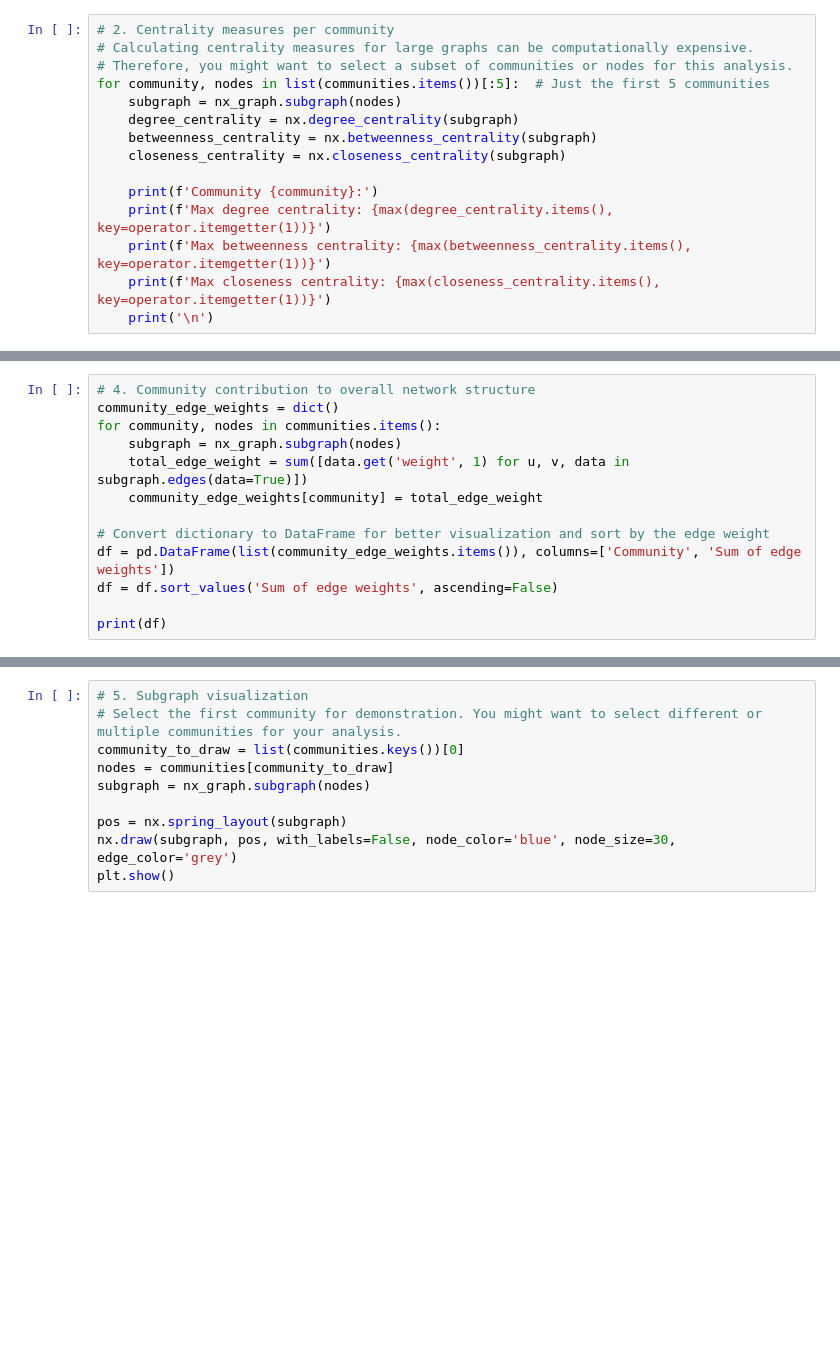
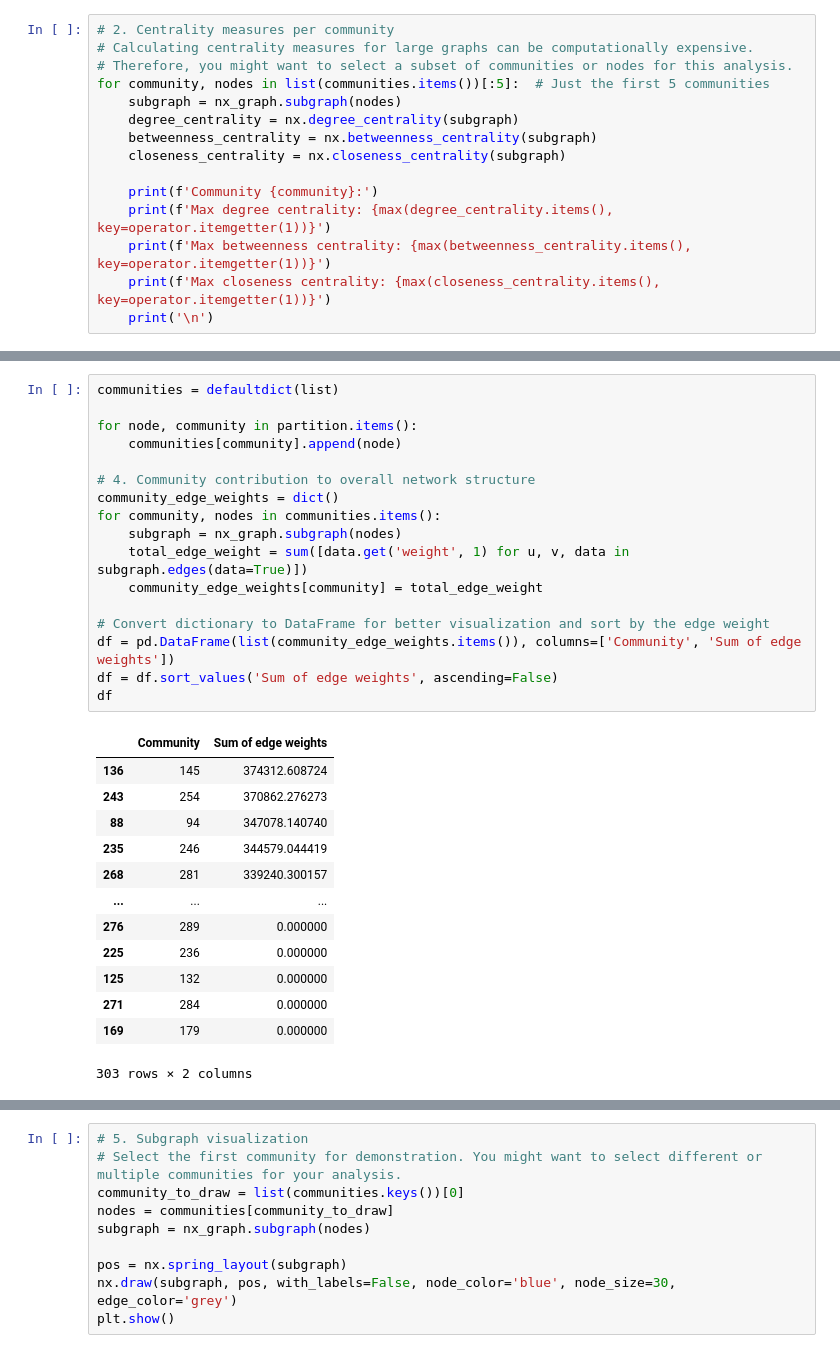
Before and after one commit to mattfaltyn/geometric-omics, a Jupyter notebook: draft/clustering.ipynb, the cells around one changed output, grey strips where cells are left out. Cells and saved outputs as stored; diff of their text form; blank space fills up the shorter version.

```diff
--- a/draft/clustering.ipynb
+++ b/draft/clustering.ipynb
@@ -678,13 +690,31 @@ print(f'Ratio of intra-community to inter-community edges: {intra_edges / inter_
 # %%
+communities = defaultdict(list)
+
+for node, community in partition.items():
+    communities[community].append(node)
+
 # 4. Community contribution to overall network structure
 community_edge_weights = dict()
 for community, nodes in communities.items():
     subgraph = nx_graph.subgraph(nodes)
     total_edge_weight = sum([data.get('weight', 1) for u, v, data in subgraph.edges(data=True)])
     community_edge_weights[community] = total_edge_weight
 
 # Convert dictionary to DataFrame for better visualization and sort by the edge weight
 df = pd.DataFrame(list(community_edge_weights.items()), columns=['Community', 'Sum of edge weights'])
 df = df.sort_values('Sum of edge weights', ascending=False)
-
-print(df)
+df
+# %% [output]
+|  | Community | Sum of edge weights |
+| 136 | 145 | 374312.608724 |
+| 243 | 254 | 370862.276273 |
+| 88 | 94 | 347078.140740 |
+| 235 | 246 | 344579.044419 |
+| 268 | 281 | 339240.300157 |
+| ... | ... | ... |
+| 276 | 289 | 0.000000 |
+| 225 | 236 | 0.000000 |
+| 125 | 132 | 0.000000 |
+| 271 | 284 | 0.000000 |
+| 169 | 179 | 0.000000 |
+303 rows × 2 columns
```
Also changed, not shown: parts of 15 cells of this notebook, 1 other file.
